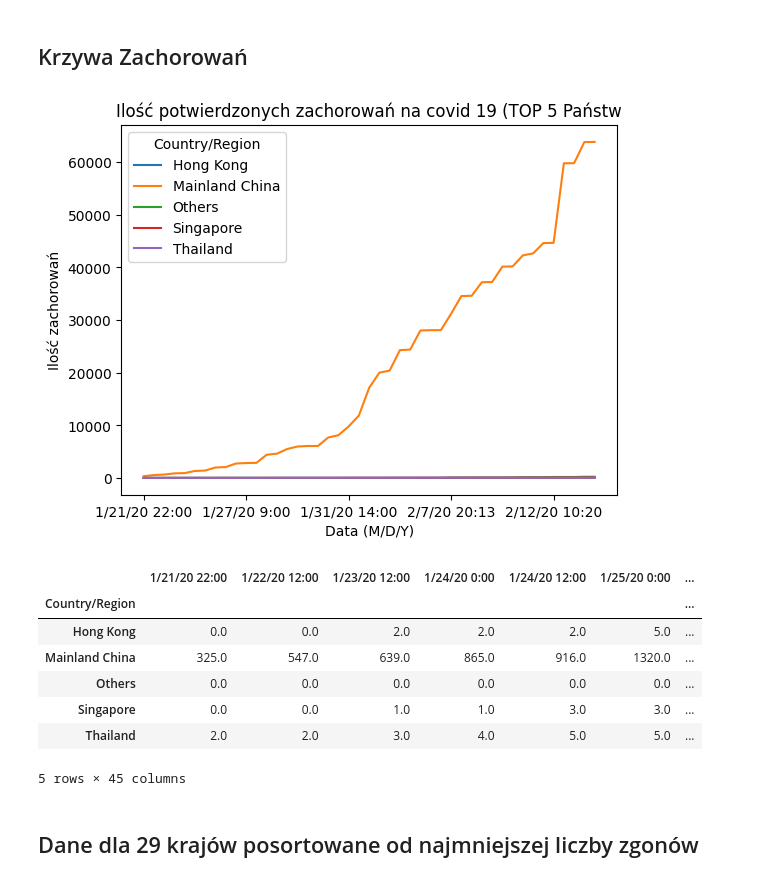
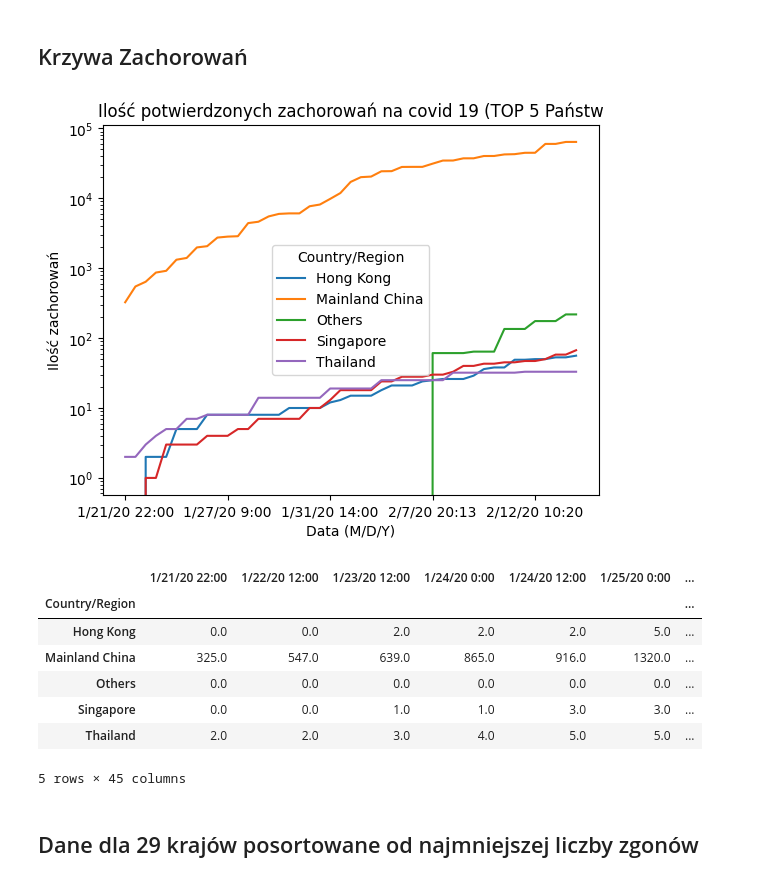
Before and after one commit to Peggaz/Analiza-danych-w-pythonie, a Jupyter notebook: projekt.ipynb, the cells around one changed output. Cells and saved outputs as stored; diff of their text form; code cells hidden in the pictures.

```diff
--- a/projekt.ipynb
+++ b/projekt.ipynb
@@ -64,15 +64,16 @@ data
 # %%
 #wyliczenie danych do krzywej zachorowan
 # for it in data.columns[4:]:
 #     print(data[it].values)
 the_best_X = data.loc[data['Country/Region'].isin(sort_country_per_cases.head(X_BEST_VALUE)['Country/Region'].values)]
 the_best_X = the_best_X.set_index('Country/Region')
 the_best_X_t = the_best_X.T
 the_best_X_t.plot(xlabel='Data (M/D/Y)', ylabel='Ilość zachorowań', title='Ilość potwierdzonych zachorowań na covid 19 (TOP 5 Państw')
+plt.yscale('log')
 plt.show()
 the_best_X.head(X_BEST_VALUE)
 # %% [output]
-[figure, old version]
+[figure, new version]
 |  | 1/21/20 22:00 | 1/22/20 12:00 | 1/23/20 12:00 | 1/24/20 0:00 | 1/24/20 12:00 | 1/25/20 0:00 | ... |
 | Country/Region |  |  |  |  |  |  | ... |
 | Hong Kong | 0.0 | 0.0 | 2.0 | 2.0 | 2.0 | 5.0 | ... |
```
Also changed, not shown: 2 other files.
